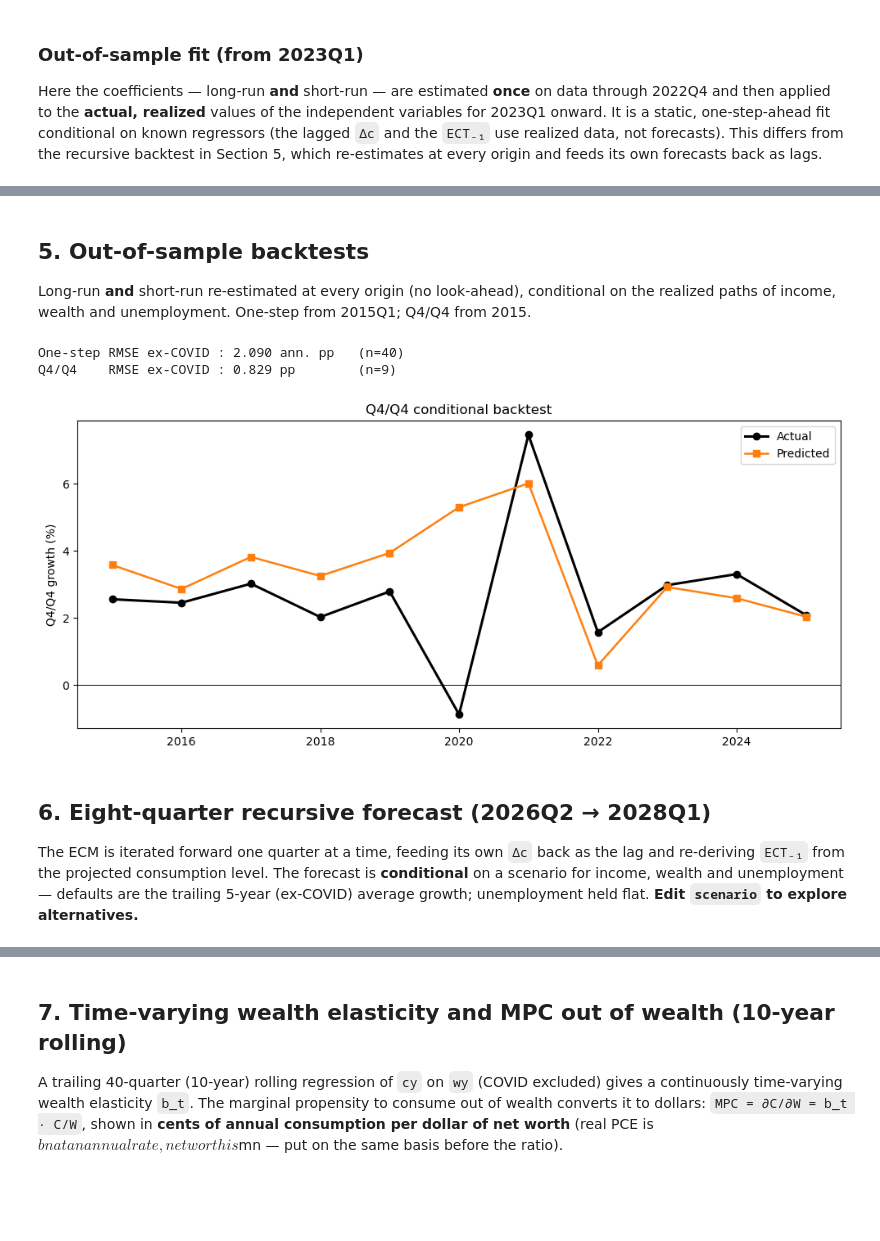
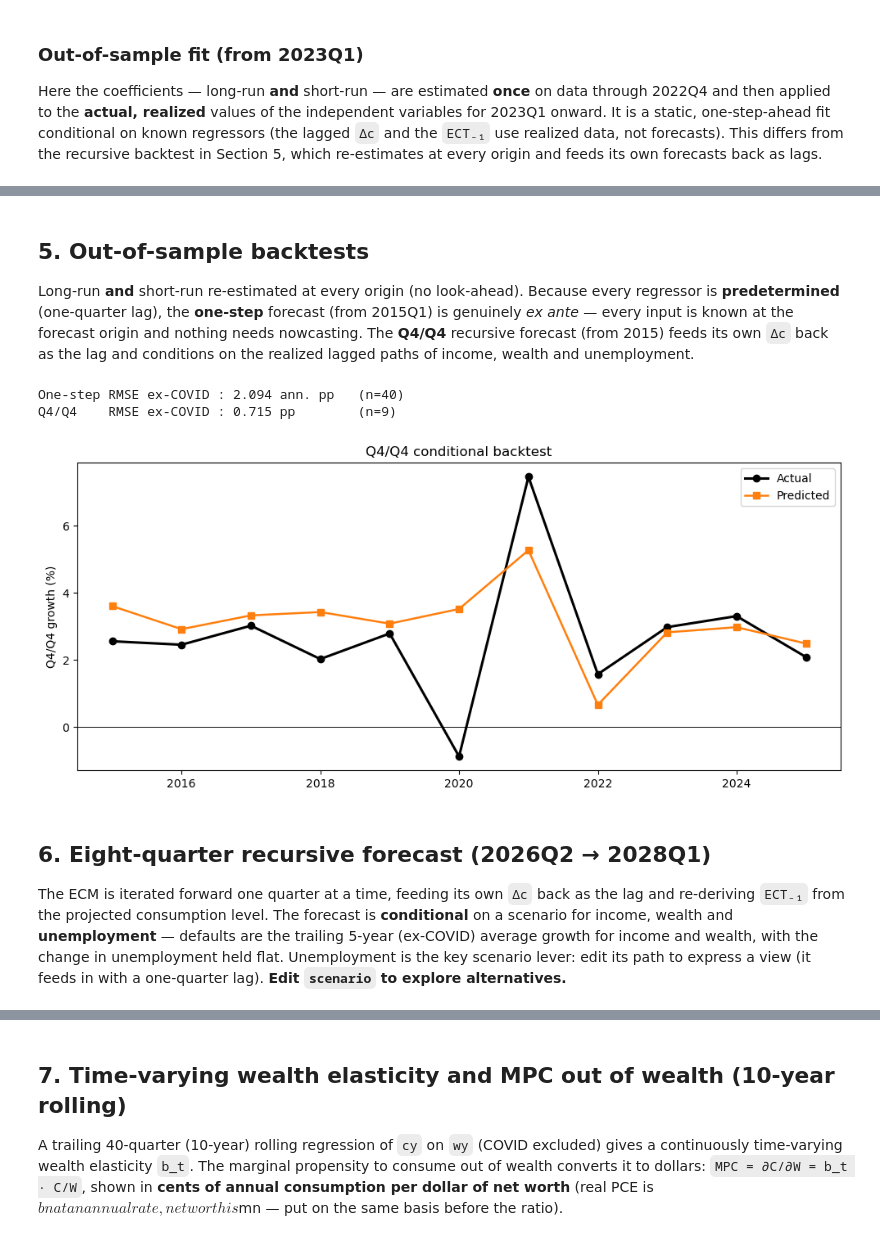
Before and after one commit to halim-12/test, a Jupyter notebook: consumption_ecm_standalone.ipynb, the cells around one changed output, grey strips where cells are left out. Drawn from its saved outputs; the diff is of its cells as text; code cells hidden in the pictures; blank space fills up the shorter version.

```diff
--- a/consumption_ecm_standalone.ipynb
+++ b/consumption_ecm_standalone.ipynb
@@ -58,10 +65,15 @@ raw["cy"], raw["wy"] = raw["c"] - raw["y"], raw["w"] - raw["y"]
 raw["D2012"] = (raw.index >= BREAK).astype(float)
 anchor = raw.loc[Q("2011Q4"), "wy"]                   # wy level just before the break
 raw["wy_post_centered"] = raw["D2012"] * (raw["wy"] - anchor)
-# differences and lags computed on the full series so 1990Q1 already has valid lags
+# Differences and lags. Income, wealth and consumption enter predetermined (one-quarter lag); the
+# change in unemployment is built at BOTH timings -- contemporaneous (du_l0) and lagged (du_l1) --
+# so Section 3 can pick the better fit. Computed on the full series so 1990Q1 already has valid lags.
 raw["dc"], raw["dy"], raw["dw"], raw["du"] = raw["c"].diff(), raw["y"].diff(), raw["w"].diff(), raw["u"].diff()
-raw["dc_l1"], raw["dy_l1"], raw["dw_l1"] = raw["dc"].shift(1), raw["dy"].shift(1), raw["dw"].shift(1)
-raw["dy_l0"], raw["dw_l0"], raw["du_l0"] = raw["dy"], raw["dw"], raw["du"]
+raw["dc_l1"], raw["dy_l1"] = raw["dc"].shift(1), raw["dy"].shift(1)
+raw["dw_l1"], raw["du_l1"] = raw["dw"].shift(1), raw["du"].shift(1)
+raw["du_l0"] = raw["du"]                               # contemporaneous change in unemployment
+for pq in ["2020Q2", "2020Q3", "2020Q4"]:             # COVID pulse dummies (short-run controls for the 2020 outliers)
+    raw["p" + pq.lower()] = (raw.index == Q(pq)).astype(float)
 
 df = raw.loc[Q("1990Q1"):Q("2026Q1")].copy()          # estimation sample
 print(f"Sample: {df.index.min()} .. {df.index.max()}  ({len(df)} quarters)")
@@ -185,0 +212,28 @@ valid cointegration, so the ECT is a legitimate error-correction term (cf. alpha
+# %%
+# Test the change in unemployment at BOTH timings: contemporaneous (du_l0) vs one-quarter lag
+# (du_l1). Same long-run ECT, same other regressors, same COVID dummies -- only the timing differs.
+COVID_DUMMIES = ["p2020q2", "p2020q3", "p2020q4"]     # pulse dummies neutralize the 2020 outliers
+BASE = ["dc_l1", "dy_l1", "dw_l1"]                    # predetermined income/wealth/consumption block
+
+def fit_hac(SR):
+    s = df[["dc"] + SR].dropna()
+    return sm.OLS(s["dc"], sm.add_constant(s[SR])).fit(cov_type="HAC", cov_kwds={"maxlags": 4})
+
+cmp_rows = {}
+for tag in ["du_l0", "du_l1"]:
+    r = fit_hac(BASE + [tag, "ECT_l1"] + COVID_DUMMIES)
+    nc_ = ~is_covid(r.resid.index)
+    cmp_rows[tag] = {"adj_R2": r.rsquared_adj, "BIC": r.bic,
+                     "ECT_alpha": r.params["ECT_l1"], "ECT_p": r.pvalues["ECT_l1"],
+                     "du_coef": r.params[tag], "du_p": r.pvalues[tag],
+                     "RMSE_exCOVID": np.sqrt(np.mean((400 * r.resid[nc_]) ** 2))}
+cmp = pd.DataFrame(cmp_rows).T
+print("Unemployment-lag comparison (lower BIC = better in-sample fit):")
+print(cmp.round(4).to_string())
+
+# du_l0 fits marginally better IN-SAMPLE (lower BIC above), but the GOAL IS FORECASTING:
+# du_l1 is predetermined (a genuine ex-ante forecast -- no need to know the current quarter's
+# unemployment) and delivers the best 1-year out-of-sample RMSE (Sections 5 and 8).
+DU = "du_l1"
+print(f"\nIn-sample best fit by BIC: {cmp['BIC'].idxmin()}   |   chosen for forecasting: {DU}")
+print(f"Headline uses {DU}  (one-quarter-lagged Δu₋₁ -- predetermined, fully ex-ante)")
@@ -186,5 +248,5 @@ valid cointegration, so the ECT is a legitimate error-correction term (cf. alpha
 # %%
-SR = ["dc_l1", "dy_l0", "dy_l1", "dw_l0", "dw_l1", "du_l0", "ECT_l1"]
+SR = BASE + [DU, "ECT_l1"] + COVID_DUMMIES             # BASE + selected unemployment term + ECT + dummies
 predict = lambda res, row: float(sum((1.0 if k == "const" else row[k]) * res.params[k] for k in res.params.index))
 
 s = df[["dc"] + SR].dropna()
@@ -197,6 +259,7 @@ alpha = res.params["ECT_l1"]
 nc = ~is_covid(res.resid.index)
 print(f"\nObs {int(res.nobs)} ({s.index.min()}..{s.index.max()})   adj.R2 {res.rsquared_adj:.3f}   BIC {res.bic:.1f}")
 print(f"ECT (alpha) {alpha:+.4f}  (HAC p {res.pvalues['ECT_l1']:.4f})   half-life {np.log(0.5)/np.log(1+alpha):.1f} q   valid ECM {alpha < 0 and res.pvalues['ECT_l1'] < 0.10}")
+print(f"{DU} coef {res.params[DU]:+.5f} (HAC p {res.pvalues[DU]:.4f})  [<0 => rising unemployment slows consumption]")
 print(f"In-sample RMSE ex-COVID {np.sqrt(np.mean((400*res.resid[nc])**2)):.3f} ann. pp")
 print(f"Diagnostics: Breusch-Godfrey(4) p {acorr_breusch_godfrey(res, nlags=4)[1]:.3f}   "
       f"Jarque-Bera p {jarque_bera(res.resid)[1]:.3f}   Durbin-Watson {durbin_watson(res.resid):.2f}")
@@ -291,12 +356,16 @@ Out-of-sample fit 2023Q1..2026Q1  (coefficients fixed at 2022Q4, actual regresso
 # %% [markdown]
 ## 5. Out-of-sample backtests
 
-Long-run **and** short-run re-estimated at every origin (no look-ahead), conditional on the
-realized paths of income, wealth and unemployment. One-step from 2015Q1; Q4/Q4 from 2015.
+Long-run **and** short-run re-estimated at every origin (no look-ahead). Because every regressor is
+**predetermined** (one-quarter lag), the **one-step** forecast (from 2015Q1) is genuinely *ex ante* —
+every input is known at the forecast origin and nothing needs nowcasting. The **Q4/Q4** recursive
+forecast (from 2015) feeds its own `Δc` back as the lag and conditions on the realized lagged paths
+of income, wealth and unemployment.
 # %%
 def fit_sr(data):
     s = data[["dc"] + SR].dropna()
-    return sm.OLS(s["dc"], sm.add_constant(s[SR])).fit()
+    use = [c for c in SR if s[c].abs().sum() > 0]      # drop all-zero COVID dummies at origins before 2020
+    return sm.OLS(s["dc"], sm.add_constant(s[use])).fit()
 
 def one_step():
     out = []
@@ -310,43 +379,45 @@ def one_step():
 def q4q4():
     out = []
     for Yr in range(2015, 2026):
         o, tg = Q(f"{Yr-1}Q4"), [Q(f"{Yr}Q{i}") for i in (1, 2, 3, 4)]
         if o not in df.index or any(t not in df.index for t in tg):
             continue
         prm = lr_params(df.loc[:o]); tgt = lr_target(prm, df)
         d = df.assign(ECT_l1=(df["cy"] - tgt).shift(1)); sr = fit_sr(d.loc[:o])
         cfc, dcfc = {o: df.loc[o, "c"]}, {}
         for q in tg:
             r = d.loc[q].to_dict()
             r["dc_l1"] = dcfc.get(q - 1, df.loc[q - 1, "dc"])
             r["ECT_l1"] = (cfc[q - 1] - df.loc[q - 1, "y"]) - tgt[q - 1]
             dq = predict(sr, r); cfc[q] = cfc[q - 1] + dq; dcfc[q] = dq
         out.append((Yr, 100 * (df.loc[tg[-1], "c"] - df.loc[o, "c"]), 100 * (cfc[tg[-1]] - df.loc[o, "c"])))
     return pd.DataFrame(out, columns=["year", "actual", "pred"])
 
 os1, q4 = one_step(), q4q4()
 rmse = lambda e: float(np.sqrt(np.mean(np.square(e))))
 e1 = 400 * (os1["actual"] - os1["pred"])[~is_covid(pd.PeriodIndex(os1["q"]))]
 e4 = (q4["actual"] - q4["pred"])[~q4["year"].isin([2020, 2021])]
 print(f"One-step RMSE ex-COVID : {rmse(e1):.3f} ann. pp   (n={len(e1)})")
 print(f"Q4/Q4    RMSE ex-COVID : {rmse(e4):.3f} pp        (n={len(e4)})")
 
 fig, ax = plt.subplots(figsize=(10, 4.5))
 ax.plot(q4["year"], q4["actual"], "o-", color="black", lw=2.2, label="Actual")
 ax.plot(q4["year"], q4["pred"], "s-", color="tab:orange", lw=1.8, label="Predicted")
 ax.axhline(0, color="black", lw=0.7); ax.set_title("Q4/Q4 conditional backtest")
 ax.set_ylabel("Q4/Q4 growth (%)"); ax.legend(); fig.tight_layout(); plt.show()
 # %% [output]
-One-step RMSE ex-COVID : 2.090 ann. pp   (n=40)
-Q4/Q4    RMSE ex-COVID : 0.829 pp        (n=9)
+One-step RMSE ex-COVID : 2.094 ann. pp   (n=40)
+Q4/Q4    RMSE ex-COVID : 0.715 pp        (n=9)
-[figure, old version]
+[figure, new version]
 # %% [markdown]
 ## 6. Eight-quarter recursive forecast (2026Q2 → 2028Q1)
 
 The ECM is iterated forward one quarter at a time, feeding its own `Δc` back as the lag and
 re-deriving `ECT₋₁` from the projected consumption level. The forecast is **conditional** on a
-scenario for income, wealth and unemployment — defaults are the trailing 5-year (ex-COVID)
-average growth; unemployment held flat. **Edit `scenario` to explore alternatives.**
+scenario for income, wealth and **unemployment** — defaults are the trailing 5-year (ex-COVID)
+average growth for income and wealth, with the change in unemployment held flat. Unemployment is the
+key scenario lever: edit its path to express a view (it feeds in with a one-quarter lag). **Edit
+`scenario` to explore alternatives.**
 # %%
 recent = df[~is_covid(df.index)].tail(20)
 scenario = {"dy_annual_pct": round(recent["dy"].mean() * 400, 2),
```
Also changed, not shown: parts of 18 cells of this notebook.
